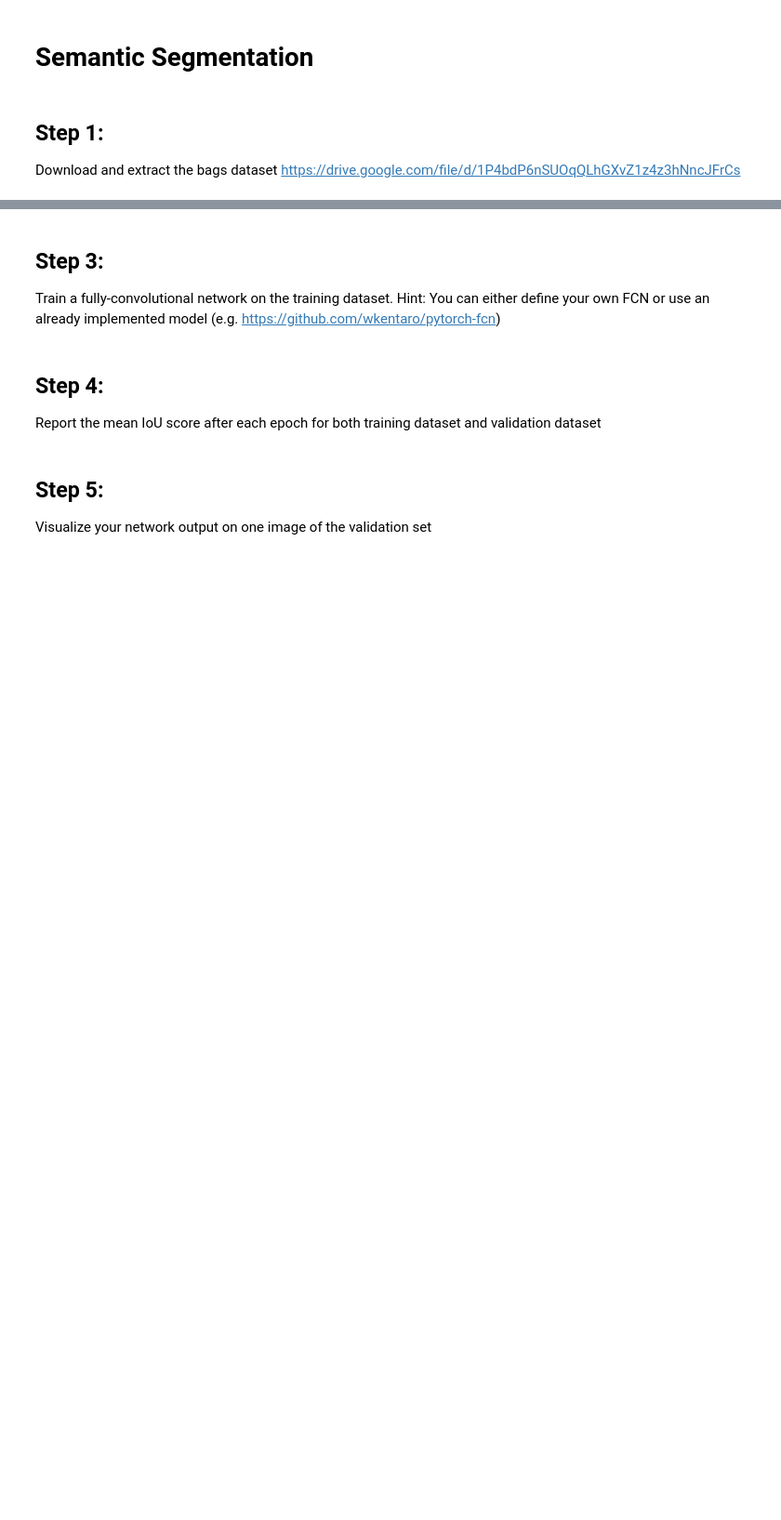
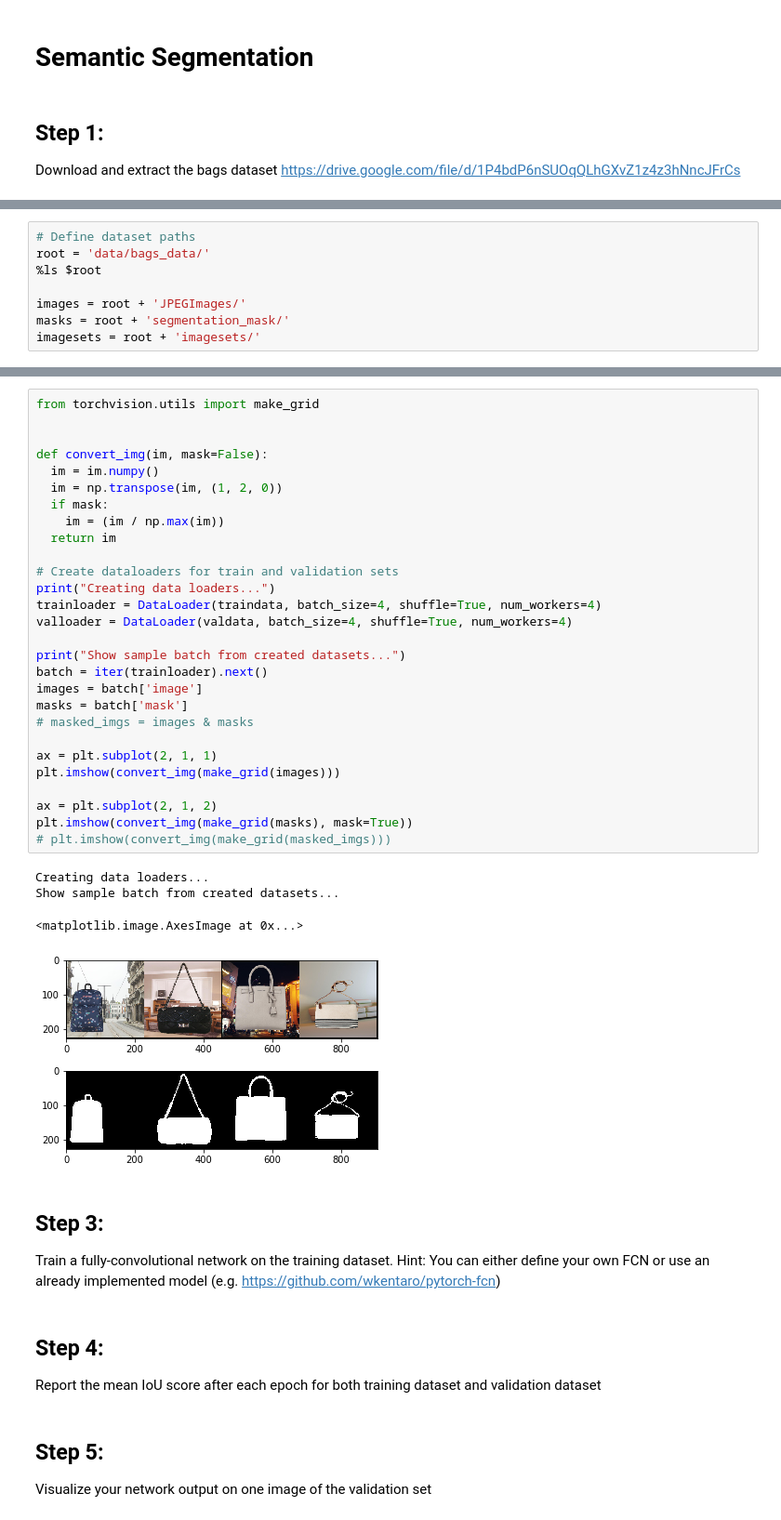
Before and after one commit to Gruppe3VDL/Gruppe3VDLws2019, a Jupyter notebook: exercise3/task1_2.ipynb, the cells around one changed output, grey strips where cells are left out. Shown at 93% size. Saved outputs shown, nothing was run; the diff lists cells and outputs as text; blank space fills up the shorter version.

Commit message:
Downloaded dataset and wrote data loaders for ex3/task1_2

```diff
--- a/exercise3/task1_2.ipynb
+++ b/exercise3/task1_2.ipynb
@@ -6,0 +46,8 @@ https://drive.google.com/file/d/1P4bdP6nSUOqQLhGXvZ1z4z3hNncJFrCs
+# %%
+# Define dataset paths
+root = 'data/bags_data/'
+%ls $root
+
+images = root + 'JPEGImages/'
+masks = root + 'segmentation_mask/'
+imagesets = root + 'imagesets/'
@@ -10,3 +133,36 @@ Write a pytorch Dataset class which can iterate over the dataset. (Hint: Get ins
+# %%
+from torchvision.utils import make_grid
+
+
+def convert_img(im, mask=False):
+  im = im.numpy()
+  im = np.transpose(im, (1, 2, 0))
+  if mask:
+    im = (im / np.max(im))
+  return im
+
+# Create dataloaders for train and validation sets
+print("Creating data loaders...")
+trainloader = DataLoader(traindata, batch_size=4, shuffle=True, num_workers=4)
+valloader = DataLoader(valdata, batch_size=4, shuffle=True, num_workers=4)
+
+print("Show sample batch from created datasets...")
+batch = iter(trainloader).next()
+images = batch['image']
+masks = batch['mask']
+# masked_imgs = images & masks
+
+ax = plt.subplot(2, 1, 1)
+plt.imshow(convert_img(make_grid(images)))
+
+ax = plt.subplot(2, 1, 2)
+plt.imshow(convert_img(make_grid(masks), mask=True))
+# plt.imshow(convert_img(make_grid(masked_imgs)))
+# %% [output]
+Creating data loaders...
+Show sample batch from created datasets...
+<matplotlib.image.AxesImage at 0x...>
+[figure, added]
 # %% [markdown]
 ## Step 3:
 Train a fully-convolutional network on the training dataset.
```
Also changed, not shown: parts of 9 cells of this notebook.
